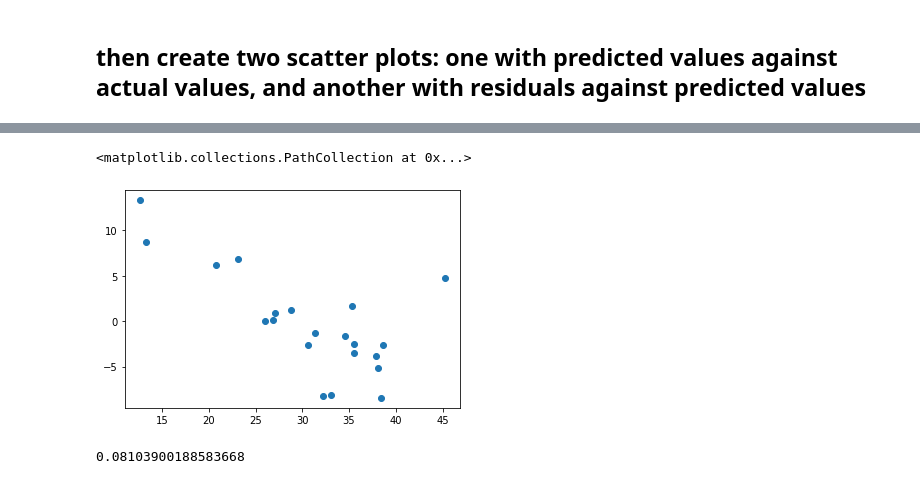
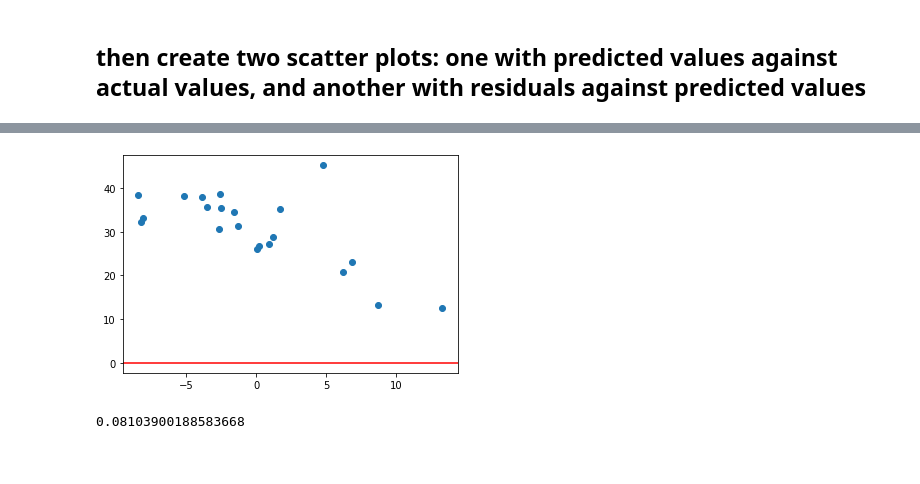
Before and after one commit to tomseeber/multi-linear-regression, a Jupyter notebook: muti-regression.ipynb, the cells around one changed output, grey strips where cells are left out. Cells and saved outputs as stored; diff of their text form; code cells hidden in the pictures.

```diff
--- a/muti-regression.ipynb
+++ b/muti-regression.ipynb
@@ -348,5 +370,0 @@ plt.scatter(predictions, y_test, )
-# %%
-plt.scatter(predictions, residuals, )
-# %% [output]
-<matplotlib.collections.PathCollection at 0x...>
-[figure, removed]
@@ -353,3 +373,11 @@ plt.scatter(predictions, residuals, )
+# %%
+plt.scatter(residuals, predictions)
+plt.plot()
+plt.axhline(y=0, color='r', )
+#ax.vlines(residuals,predictions,y+dy)
+plt.show()
+# %% [output]
+[figure, added]
 # %%
 car_model.score(X_test,y_test)
 # %% [output]
```
Also changed, not shown: parts of 4 cells of this notebook.
